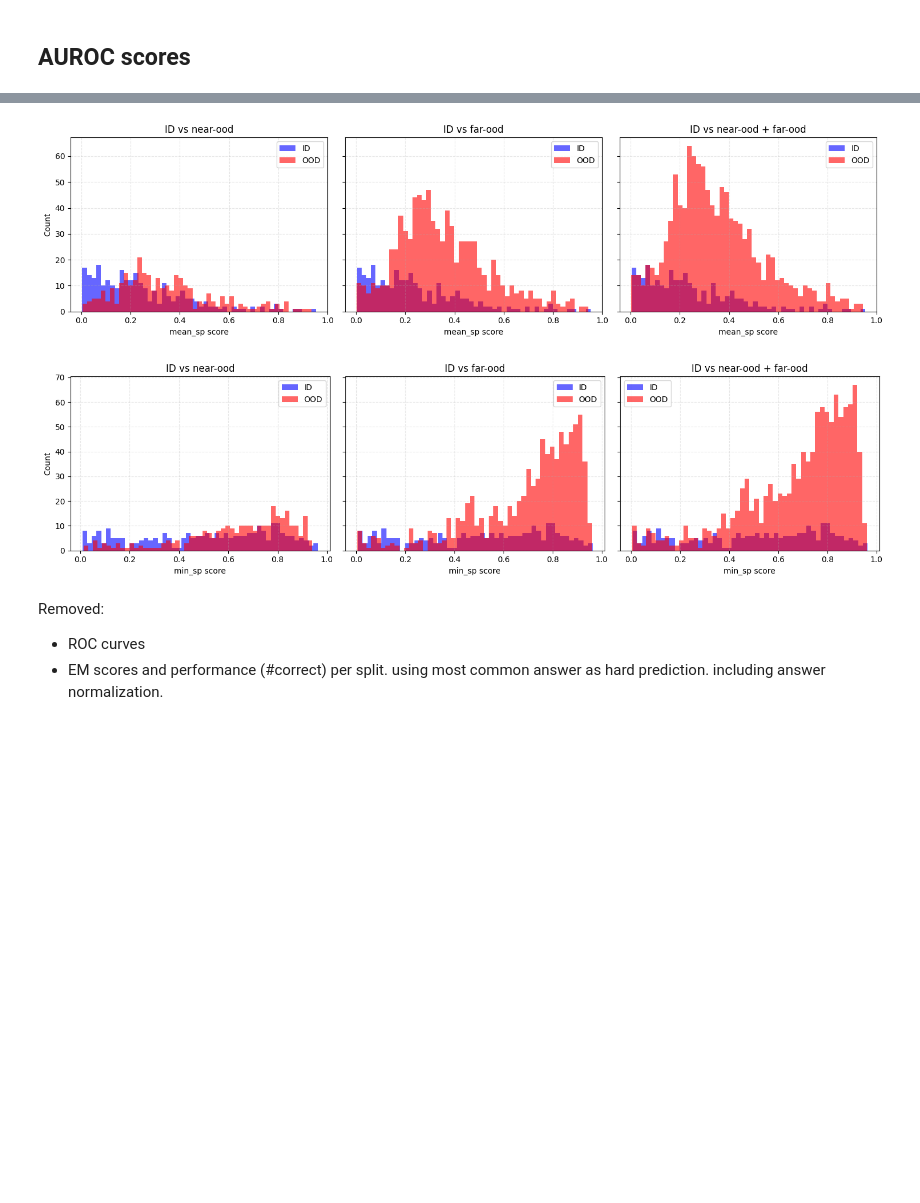
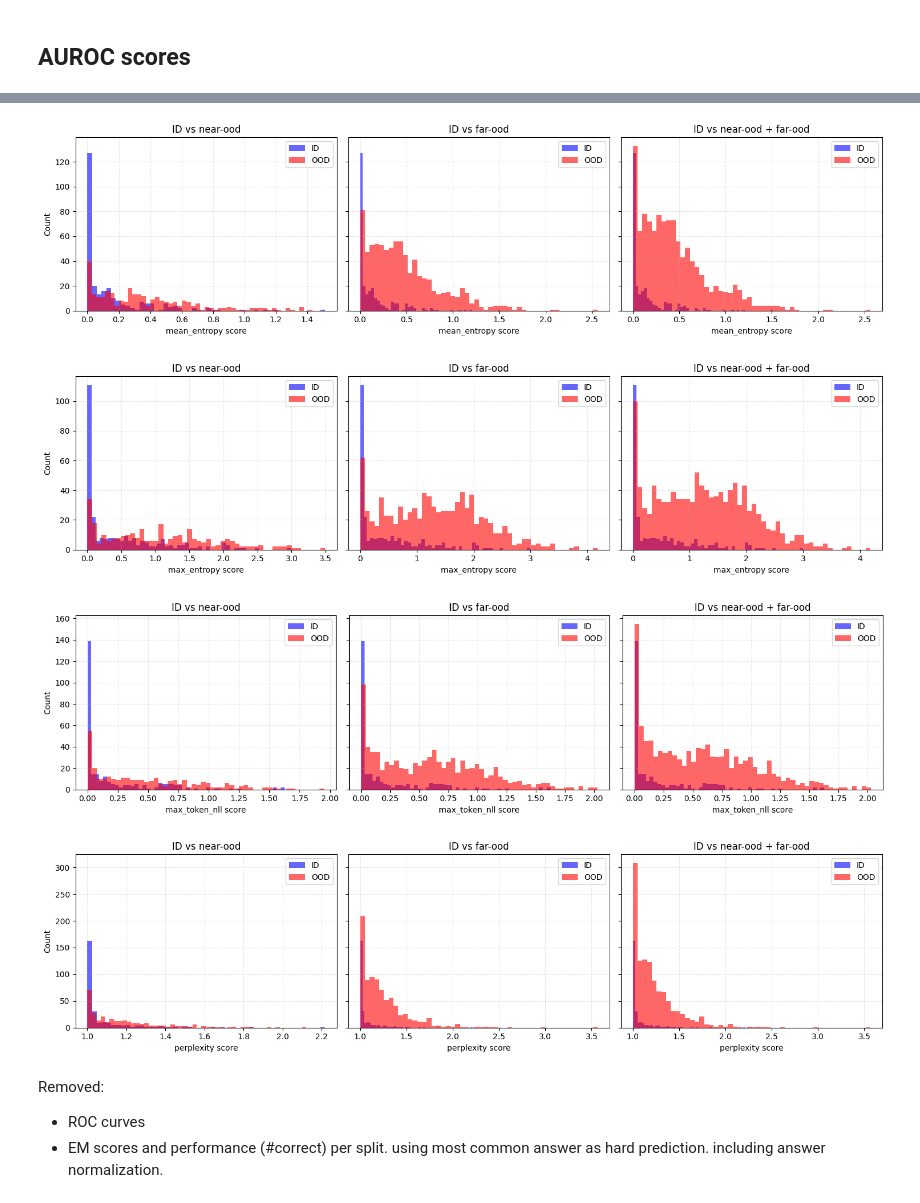
Before and after one commit to dries02/cbqa-ood, a Jupyter notebook: notebooks/results.ipynb, the cells around one changed output, grey strips where cells are left out. Cells and saved outputs as stored; diff of their text form; code cells hidden in the pictures; blank space fills up the shorter version.

```diff
--- a/notebooks/results.ipynb
+++ b/notebooks/results.ipynb
@@ -156,31 +177,33 @@ min_sp               0.543  0.530     0.532
 # %%
 def view_hist(dataset: str) -> None:
     base = Path("../results")
     suffix = "baselines.jsonl"
     df = pd.read_json(base / dataset / suffix, lines=True)
 
-    for method in ("mean_sp", "min_sp"):
+    for method in ("mean_entropy", "max_entropy", "max_token_nll", "perplexity"):
         _, ax = plt.subplots(1, 3, figsize=(15, 4), sharey=True)
 
         id_data = df[df["labels"] == "in"][method].to_numpy()
         splits = (("near-ood",), ("far-ood",), ("near-ood", "far-ood"))
         for idx, cols in enumerate(splits):
             ood_data = df[df["labels"].isin(cols)][method].to_numpy()
             ax[idx].hist(id_data, bins=50, alpha=0.6, color="blue", label="ID")
             ax[idx].hist(ood_data, bins=50, alpha=0.6, color="red", label="OOD")
             ax[idx].set_xlabel(f"{method} score")
             ax[idx].set_ylabel("Count" if idx == 0 else "")
             ax[idx].set_title(f"ID vs {' + '.join(cols)}")
             ax[idx].legend()
             ax[idx].grid(alpha=0.3, linestyle="--")
 
         plt.tight_layout()
         plt.show()
 
 view_hist("webquestions")
 # %% [output]
-[figure, old version]
+[figure, new version]
-[figure, old version]
+[figure, new version]
+[figure, added]
+[figure, added]
 # %% [markdown]
 Removed:
 - ROC curves
```
Also changed, not shown: parts of 1 cell of this notebook, 12 other files.
